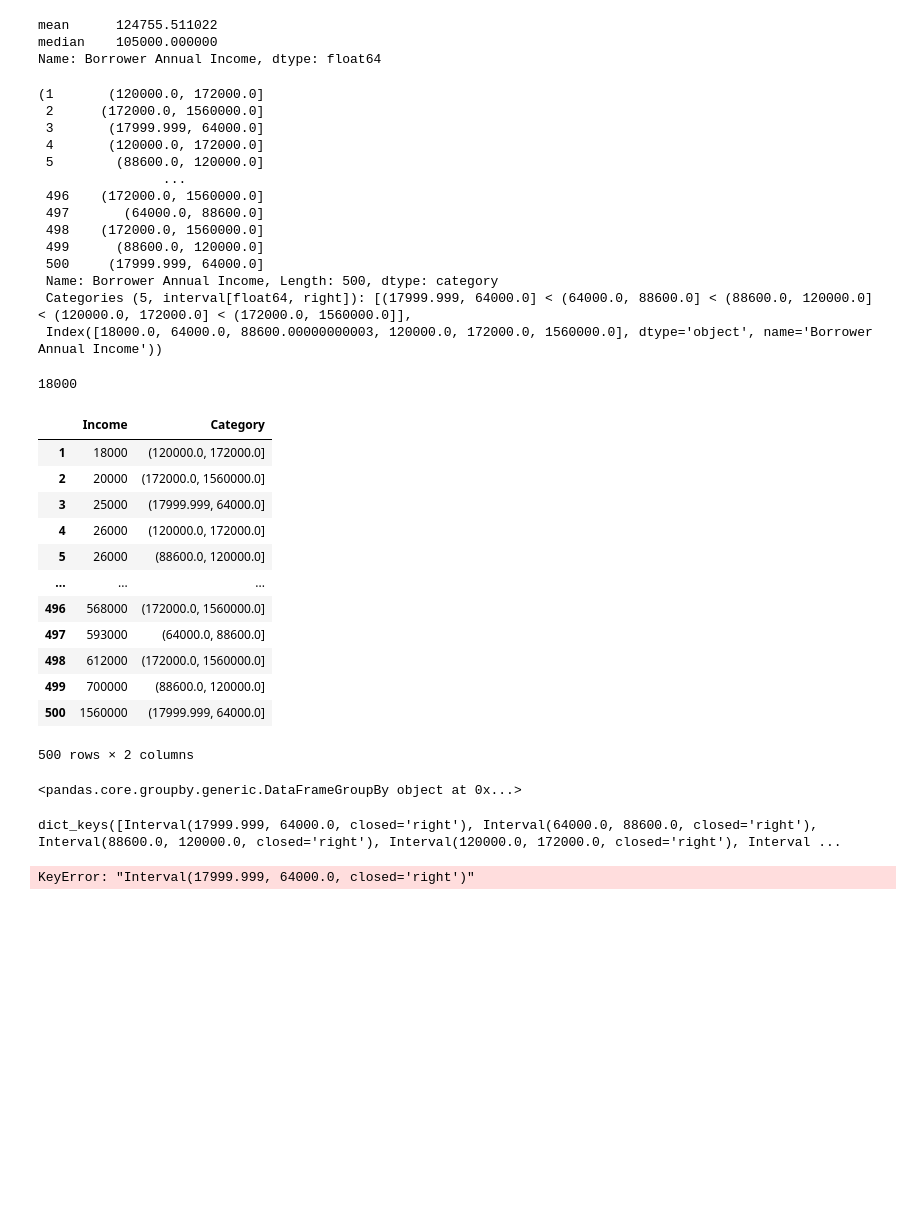
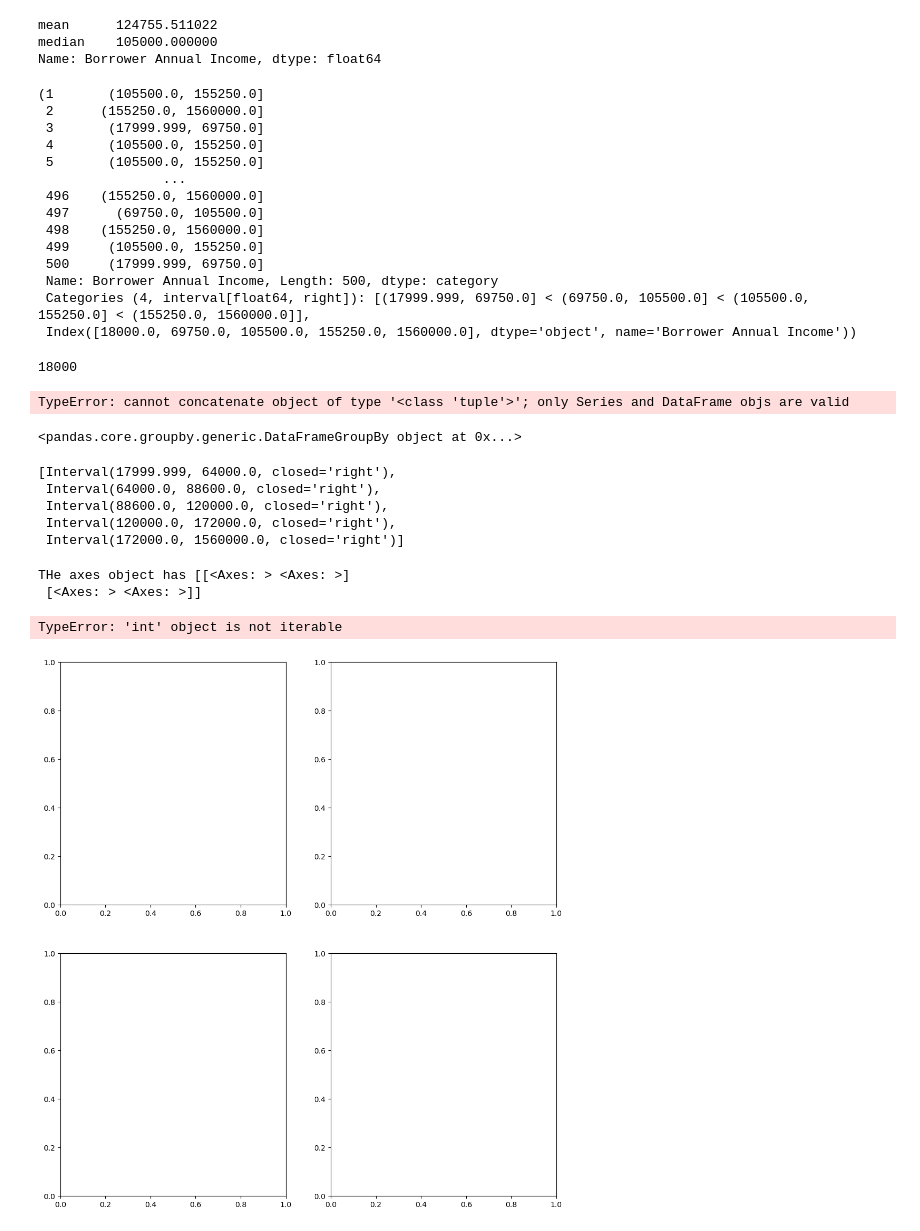
Before and after one commit to KunalNeon/CommBank, a Jupyter notebook: dataSet.ipynb, the cells around one changed output. Saved outputs shown, nothing was run; the diff lists cells and outputs as text; code cells hidden in the pictures; blank space fills up the shorter version.

```diff
--- a/dataSet.ipynb
+++ b/dataSet.ipynb
@@ -144,23 +144,23 @@ mean      124755.511022
 median    105000.000000
 Name: Borrower Annual Income, dtype: float64
 # %%
-bins=pd.qcut(dataSet["Borrower Annual Income"],q=5, retbins=True)
+bins=pd.qcut(dataSet["Borrower Annual Income"],q=4, retbins=True)
 bins
 # %% [output]
-(1       (120000.0, 172000.0]
- 2      (172000.0, 1560000.0]
- 3       (17999.999, 64000.0]
- 4       (120000.0, 172000.0]
- 5        (88600.0, 120000.0]
+(1       (105500.0, 155250.0]
+ 2      (155250.0, 1560000.0]
+ 3       (17999.999, 69750.0]
+ 4       (105500.0, 155250.0]
+ 5       (105500.0, 155250.0]
                 ...
- 496    (172000.0, 1560000.0]
- 497       (64000.0, 88600.0]
- 498    (172000.0, 1560000.0]
- 499      (88600.0, 120000.0]
- 500     (17999.999, 64000.0]
+ 496    (155250.0, 1560000.0]
+ 497      (69750.0, 105500.0]
+ 498    (155250.0, 1560000.0]
+ 499     (105500.0, 155250.0]
+ 500     (17999.999, 69750.0]
  Name: Borrower Annual Income, Length: 500, dtype: category
- Categories (5, interval[float64, right]): [(17999.999, 64000.0] < (64000.0, 88600.0] < (88600.0, 120000.0] < (120000.0, 172000.0] < (172000.0, 1560000.0]],
- Index([18000.0, 64000.0, 88600.00000000003, 120000.0, 172000.0, 1560000.0], dtype='object', name='Borrower Annual Income'))
+ Categories (4, interval[float64, right]): [(17999.999, 69750.0] < (69750.0, 105500.0] < (105500.0, 155250.0] < (155250.0, 1560000.0]],
+ Index([18000.0, 69750.0, 105500.0, 155250.0, 1560000.0], dtype='object', name='Borrower Annual Income'))
 # %%
 dataSet["Borrower Annual Income"].min()
 # %% [output]
@@ -170,29 +170,34 @@ income_data=pd.concat([newDataSet["Borrower Annual Income"], bins], axis=1)
 income_data.columns=["Income", "Category"]
 income_data
 # %% [output]
-|  | Income | Category |
-| 1 | 18000 | (120000.0, 172000.0] |
-| 2 | 20000 | (172000.0, 1560000.0] |
-| 3 | 25000 | (17999.999, 64000.0] |
-| 4 | 26000 | (120000.0, 172000.0] |
-| 5 | 26000 | (88600.0, 120000.0] |
-| ... | ... | ... |
-| 496 | 568000 | (172000.0, 1560000.0] |
-| 497 | 593000 | (64000.0, 88600.0] |
-| 498 | 612000 | (172000.0, 1560000.0] |
-| 499 | 700000 | (88600.0, 120000.0] |
-| 500 | 1560000 | (17999.999, 64000.0] |
-500 rows × 2 columns
+TypeError: cannot concatenate object of type '<class 'tuple'>'; only Series and DataFrame objs are valid
 # %%
 grouped=income_data.groupby("Category")
 grouped
 # %% [output]
 <pandas.core.groupby.generic.DataFrameGroupBy object at 0x...>
 # %%
-grouped.groups.keys()
+k=list(grouped.groups.keys())
+k
 # %% [output]
-dict_keys([Interval(17999.999, 64000.0, closed='right'), Interval(64000.0, 88600.0, closed='right'), Interval(88600.0, 120000.0, closed='right'), Interval(120000.0, 172000.0, closed='right'), Interval ...
+[Interval(17999.999, 64000.0, closed='right'),
+ Interval(64000.0, 88600.0, closed='right'),
+ Interval(88600.0, 120000.0, closed='right'),
+ Interval(120000.0, 172000.0, closed='right'),
+ Interval(172000.0, 1560000.0, closed='right')]
 # %%
-grouped.get_group("Interval(17999.999, 64000.0, closed='right')")
+fig1,axes=myplot.subplots(2,2, figsize=(12,13))
+print("THe axes object has", axes)
+for index, plots in enumerate(axes):
+    for i in index:
+        for plot in plots:
+          sns.kdeplot(grouped.get_group(k[index]), ax=axes[i,plot])
+
+
+
+myplot.show()
 # %% [output]
-KeyError: "Interval(17999.999, 64000.0, closed='right')"
+THe axes object has [[<Axes: > <Axes: >]
+ [<Axes: > <Axes: >]]
+TypeError: 'int' object is not iterable
+[figure, added]
```
Also changed, not shown: parts of 2 cells of this notebook.
